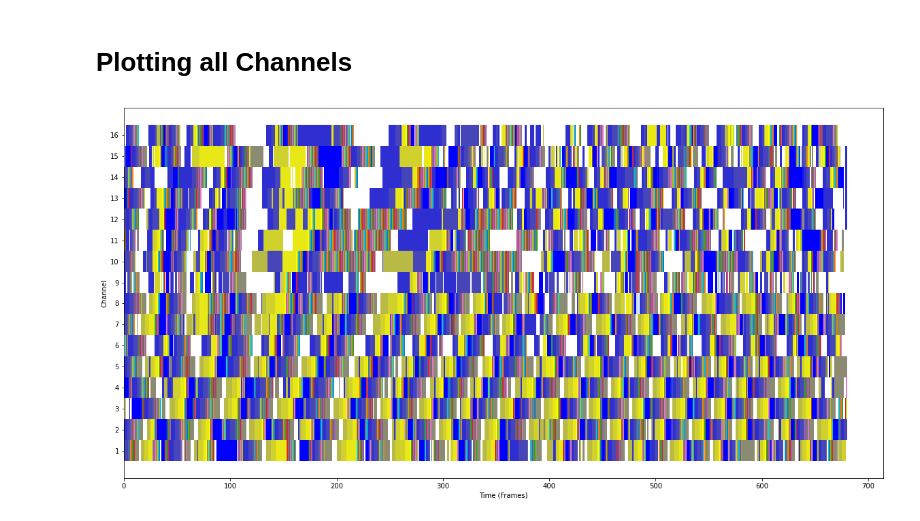
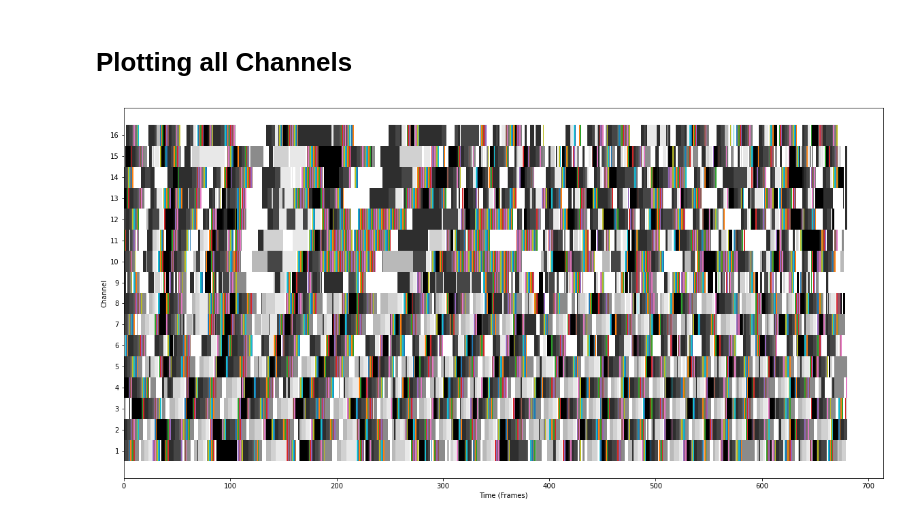
Before and after one commit to clarkmiyamoto/learning-waveform-synchronization, a Jupyter notebook: 6 - Max Values from STFT.ipynb, the cells around one changed output. Cells and saved outputs as stored; diff of their text form; code cells hidden in the pictures.

```diff
--- a/6 - Max Values from STFT.ipynb
+++ b/6 - Max Values from STFT.ipynb
@@ -15,7 +17,7 @@ from scipy import signal
 # VARIABLES
 nperseg = 4500
 
-channel = 2
+channel = 15
 t_i = 0
 t_f = None
 if t_f == None:
@@ -106,18 +112,29 @@ notes = np.where(np.isin(notes, phrase), notes, np.nan)
 import matplotlib.colors as mcolors
 
 def create_shading_between_colors(color1, color2, num_steps):
+    '''
+    Creates color map for matplotlib.pyplot
+    '''
     cmap_colors = [color1, color2]
     cmap = mcolors.LinearSegmentedColormap.from_list('custom_cmap', cmap_colors, num_steps)
     return cmap
 # %%
 def select_color(i, note, notes):
+    '''
+    Since we have repeated notes, this piece of a code looks
+    at the previous played note to match to the order in
+    the musical phrase.
+
+    Args
+    * i (int)
+    '''
 
     phrase = np.array(["G4", "A4", "E5",
           'C5', 'A4', 'F♯4',
           'D4', 'Eb4', 'E4',
           'C4',  'F4',  'F♯4'])
 
-    cmap = create_shading_between_colors('blue', 'yellow', len(phrase))
+    cmap = create_shading_between_colors('black', 'white', len(phrase))
 
     if (note == 'A4'):
         if (notes[i - 1] == 'G4'):
@@ -125,14 +142,14 @@ def select_color(i, note, notes):
         elif (notes[i - 1] == 'C5'):
             return cmap(4)
         else:
-            return None
+            return None # Makes color = white
     if (note == 'F♯4'):
         if (notes[i - 1] == 'A4'):
             return cmap(5)
         elif (notes[i - 1] == 'F4'):
             return cmap(11)
         else:
-            return None
+            return None # Makes color = white
     else:
         indices = np.where(phrase == note)[0]
         color = cmap(indices)
@@ -142,5 +161,4 @@ def select_color(i, note, notes):
 # %%
-from tqdm import tqdm
 
 # VARIABLES
 freq_min = 34  # 180 Hz equivalent
@@ -161,35 +179,34 @@ for channel, sample in enumerate(samples):
     channel += 1 # For naming convention
 
     # Short Term Fourier Transform
-    fs = sr
     x = samples[channel - 1]
-    f, t, Zxx = signal.stft(x, fs, nperseg=nperseg)
+    f, t, Zxx = signal.stft(x, sr, nperseg=nperseg)
 
     # Get fundamental Frequencies
     Zxx_abs = np.abs(Zxx)[:freq_max].T
     freq_indicie = [np.argmax(Zxx_abs_ti) for Zxx_abs_ti in Zxx_abs]
     freqs = f[freq_indicie]
 
     # Get note form,
     notes = []
     for freq in freqs:
         if freq != 0:
             hz = librosa.hz_to_note(freq, cents=False)
             notes.append(hz)
         else:
             notes.append(np.nan)
     notes = np.where(np.isin(notes, phrase), notes, np.nan)
 
     for i, note in tqdm(enumerate(notes)):
         if note != 'nan':
             plt.barh(y=f'{channel}',
                      width=1,
                      height=1,
                      left = i,
                      color=select_color(i, note, notes))
 
 plt.xlabel('Time (Frames)')
 plt.ylabel('Channel')
 plt.savefig('Max Values from STFT.png', dpi=600)
 # %% [output]
-[figure, old version]
+[figure, new version]
```
Also changed, not shown: parts of 9 cells of this notebook, 2 other files.
